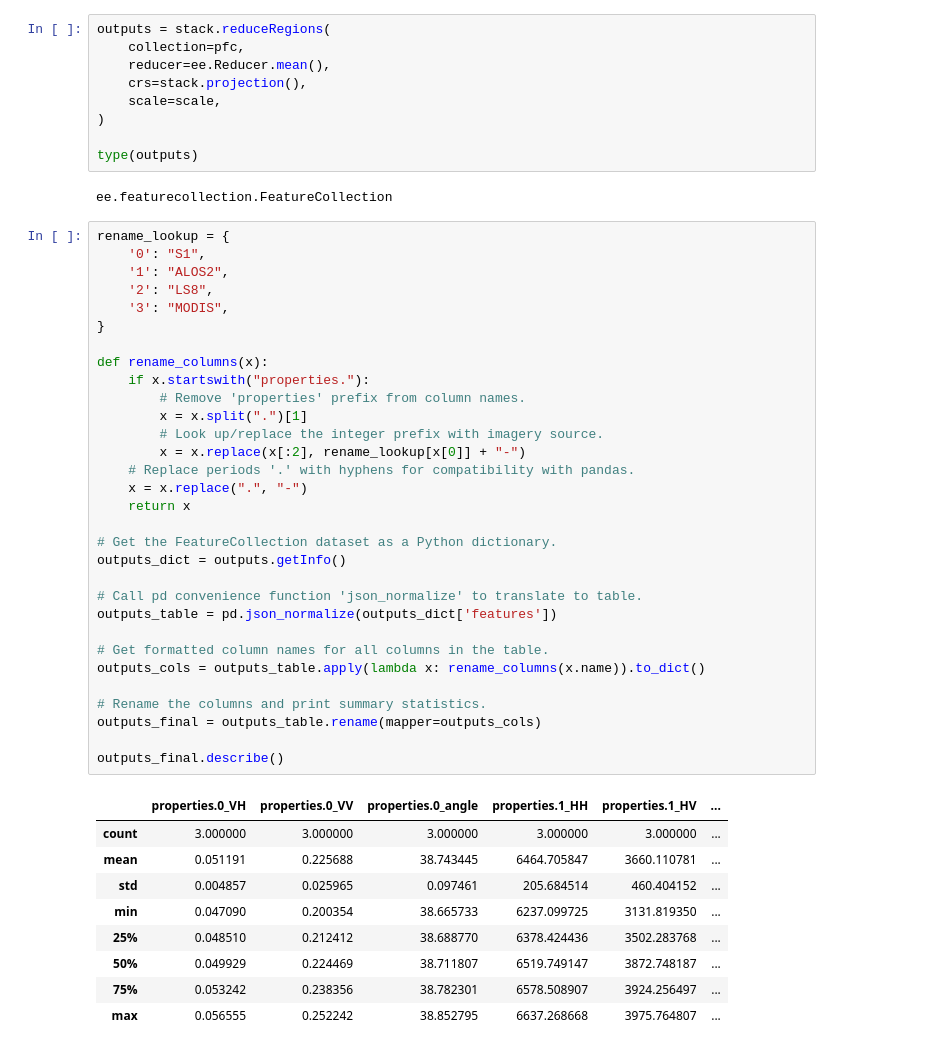
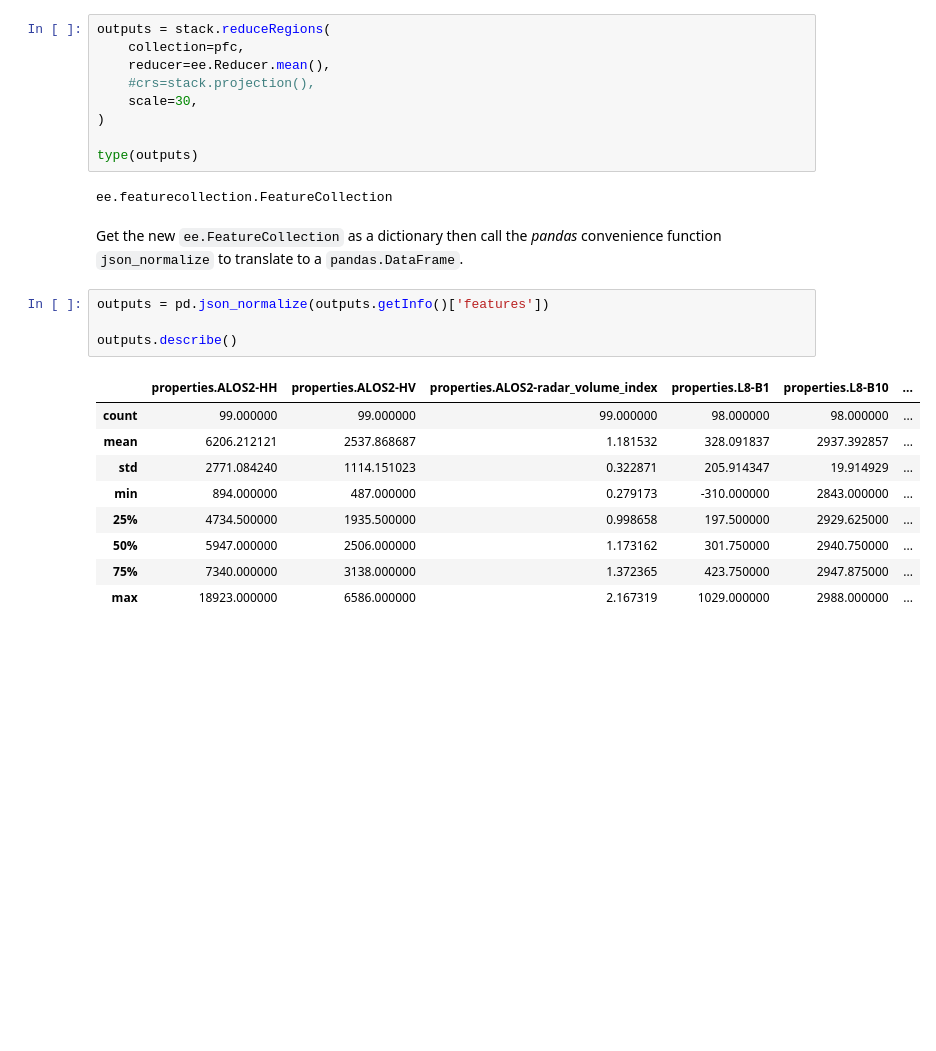
Before and after one commit to NaiaraSPinto/VegMapper, a Jupyter notebook: gee/vegMapper.ipynb, the cells around one changed output. Drawn from its saved outputs; the diff is of its cells as text; blank space fills up the shorter version.

```diff
--- a/gee/vegMapper.ipynb
+++ b/gee/vegMapper.ipynb
@@ -576,51 +583,26 @@ Map over the feature collection after building the stack.
 outputs = stack.reduceRegions(
     collection=pfc,
     reducer=ee.Reducer.mean(),
-    crs=stack.projection(),
-    scale=scale,
+    #crs=stack.projection(),
+    scale=30,
 )
 
 type(outputs)
 # %% [output]
 ee.featurecollection.FeatureCollection
-# %%
-rename_lookup = {
-    '0': "S1",
-    '1': "ALOS2",
-    '2': "LS8",
-    '3': "MODIS",
-}
-
-def rename_columns(x):
-    if x.startswith("properties."):
-        # Remove 'properties' prefix from column names.
-        x = x.split(".")[1]
-        # Look up/replace the integer prefix with imagery source.
-        x = x.replace(x[:2], rename_lookup[x[0]] + "-")
-    # Replace periods '.' with hyphens for compatibility with pandas.
-    x = x.replace(".", "-")
-    return x
-
-# Get the FeatureCollection dataset as a Python dictionary.
-outputs_dict = outputs.getInfo()
-
-# Call pd convenience function 'json_normalize' to translate to table.
-outputs_table = pd.json_normalize(outputs_dict['features'])
-
-# Get formatted column names for all columns in the table.
-outputs_cols = outputs_table.apply(lambda x: rename_columns(x.name)).to_dict()
-
-# Rename the columns and print summary statistics.
-outputs_final = outputs_table.rename(mapper=outputs_cols)
-
-outputs_final.describe()
-# %% [output]
-|  | properties.0_VH | properties.0_VV | properties.0_angle | properties.1_HH | properties.1_HV | ... |
-| count | 3.000000 | 3.000000 | 3.000000 | 3.000000 | 3.000000 | ... |
-| mean | 0.051191 | 0.225688 | 38.743445 | 6464.705847 | 3660.110781 | ... |
-| std | 0.004857 | 0.025965 | 0.097461 | 205.684514 | 460.404152 | ... |
-| min | 0.047090 | 0.200354 | 38.665733 | 6237.099725 | 3131.819350 | ... |
-| 25% | 0.048510 | 0.212412 | 38.688770 | 6378.424436 | 3502.283768 | ... |
-| 50% | 0.049929 | 0.224469 | 38.711807 | 6519.749147 | 3872.748187 | ... |
-| 75% | 0.053242 | 0.238356 | 38.782301 | 6578.508907 | 3924.256497 | ... |
-| max | 0.056555 | 0.252242 | 38.852795 | 6637.268668 | 3975.764807 | ... |
+# %% [markdown]
+Get the new `ee.FeatureCollection` as a dictionary then call the *pandas* convenience function `json_normalize` to translate to a `pandas.DataFrame`.
+# %%
+outputs = pd.json_normalize(outputs.getInfo()['features'])
+
+outputs.describe()
+# %% [output]
+|  | properties.ALOS2-HH | properties.ALOS2-HV | properties.ALOS2-radar_volume_index | properties.L8-B1 | properties.L8-B10 | ... |
+| count | 99.000000 | 99.000000 | 99.000000 | 98.000000 | 98.000000 | ... |
+| mean | 6206.212121 | 2537.868687 | 1.181532 | 328.091837 | 2937.392857 | ... |
+| std | 2771.084240 | 1114.151023 | 0.322871 | 205.914347 | 19.914929 | ... |
+| min | 894.000000 | 487.000000 | 0.279173 | -310.000000 | 2843.000000 | ... |
+| 25% | 4734.500000 | 1935.500000 | 0.998658 | 197.500000 | 2929.625000 | ... |
+| 50% | 5947.000000 | 2506.000000 | 1.173162 | 301.750000 | 2940.750000 | ... |
+| 75% | 7340.000000 | 3138.000000 | 1.372365 | 423.750000 | 2947.875000 | ... |
+| max | 18923.000000 | 6586.000000 | 2.167319 | 1029.000000 | 2988.000000 | ... |
```
Also changed, not shown: parts of 63 cells of this notebook.
